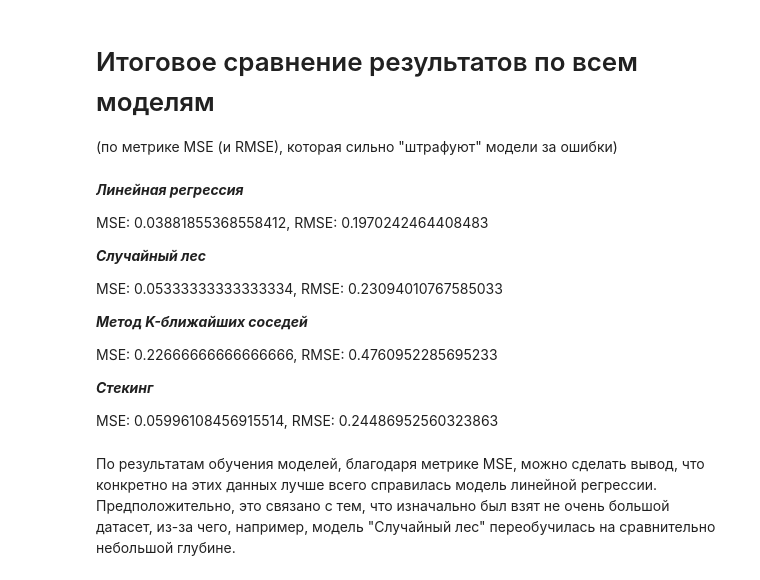
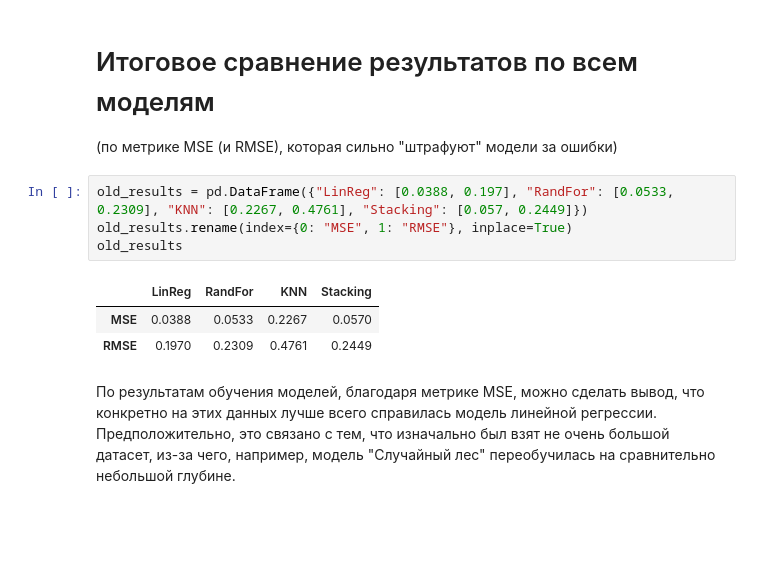
Before and after one commit to valeryefim/MLforDS, a Jupyter notebook: indtask2.ipynb, the cells around one changed output. Drawn from its saved outputs; the diff is of its cells as text; blank space fills up the shorter version.

```diff
--- a/indtask2.ipynb
+++ b/indtask2.ipynb
@@ -400,22 +479,14 @@ MSE: 0.05996108456915514, RMSE: 0.24486952560323863
 # %% [markdown]
 # Итоговое сравнение результатов по всем моделям
 (по метрике MSE (и RMSE), которая сильно "штрафуют" модели за ошибки)
-# %% [markdown]
-***Линейная регрессия***
-
-MSE: 0.03881855368558412, RMSE: 0.1970242464408483
-
-***Случайный лес***
-
-MSE: 0.05333333333333334, RMSE: 0.23094010767585033
-
-***Метод K-ближайших соседей***
-
-MSE: 0.22666666666666666, RMSE: 0.4760952285695233
-
-***Стекинг***
-
-MSE: 0.05996108456915514, RMSE: 0.24486952560323863
+# %%
+old_results = pd.DataFrame({"LinReg": [0.0388, 0.197], "RandFor": [0.0533, 0.2309], "KNN": [0.2267, 0.4761], "Stacking": [0.057, 0.2449]})
+old_results.rename(index={0: "MSE", 1: "RMSE"}, inplace=True)
+old_results
+# %% [output]
+|  | LinReg | RandFor | KNN | Stacking |
+| MSE | 0.0388 | 0.0533 | 0.2267 | 0.0570 |
+| RMSE | 0.1970 | 0.2309 | 0.4761 | 0.2449 |
 # %% [markdown]
 По результатам обучения моделей, благодаря метрике MSE, можно сделать вывод, что конкретно на этих данных лучше всего справилась модель линейной регрессии. Предположительно, это связано с тем, что изначально был взят не очень большой датасет, из-за чего, например, модель "Случайный лес" переобучилась на сравнительно небольшой глубине.
 # %% [markdown]
```
Also changed, not shown: parts of 13 cells of this notebook.
